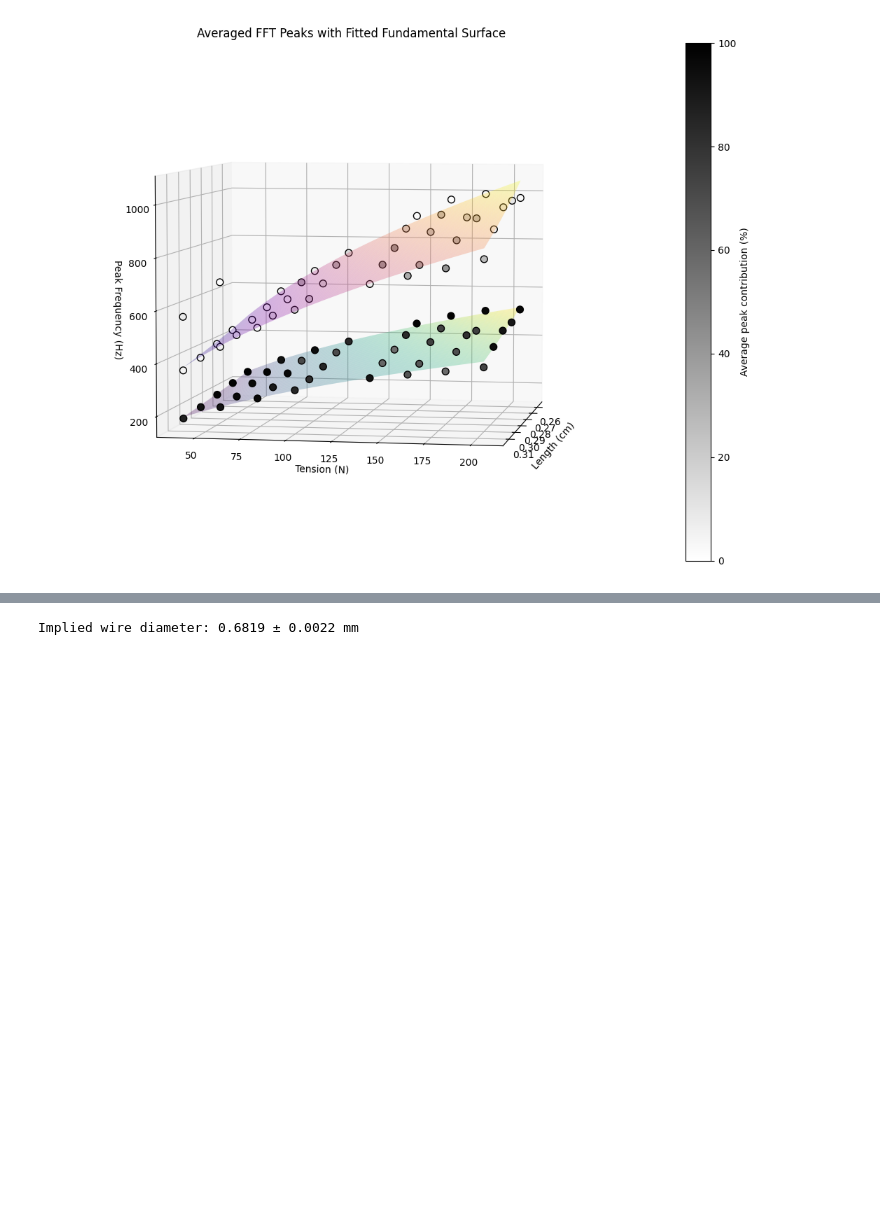
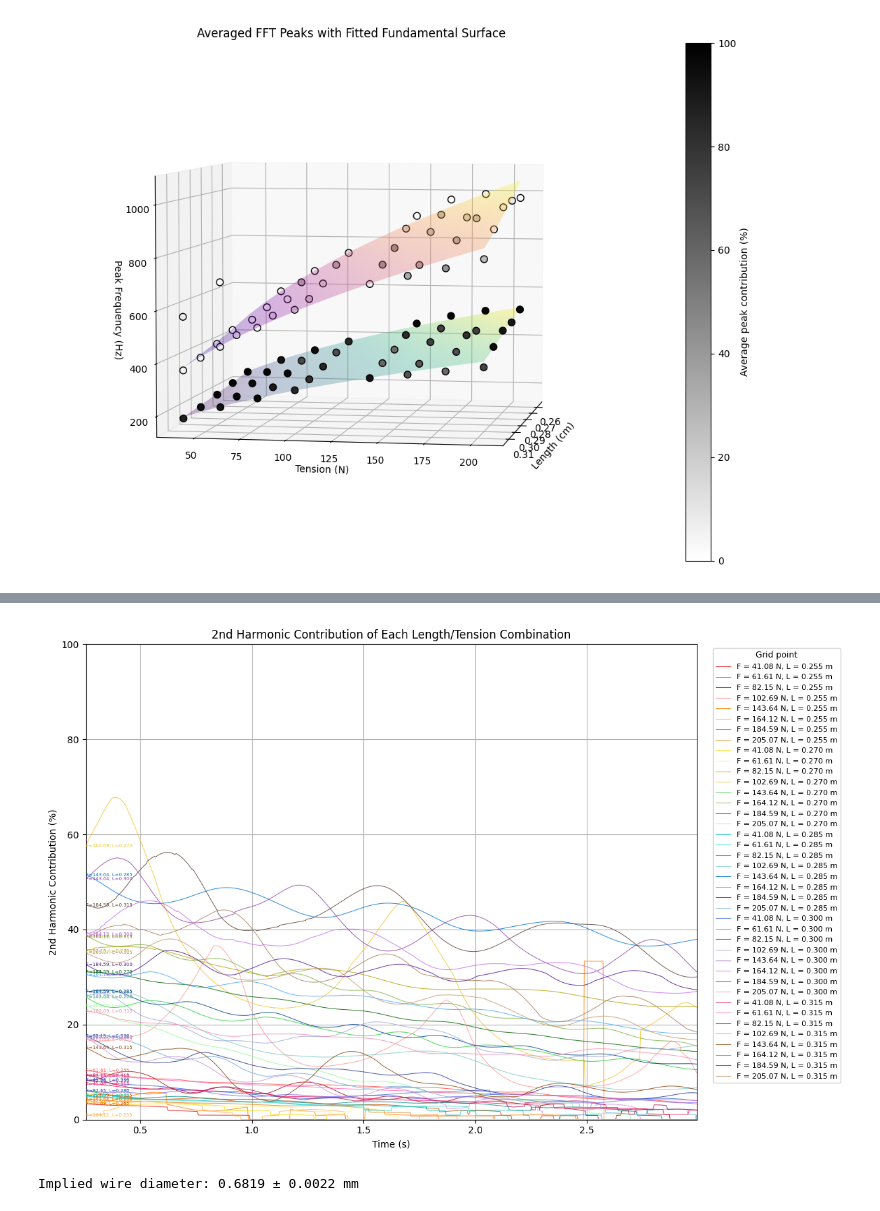
Before and after one commit to Spaantje5/Vibrating-String-Experiment, a Jupyter notebook: Frequentie analyse/Labjournal_frequency.ipynb, the cells around one changed output, grey strips where cells are left out. Saved outputs shown, nothing was run; the diff lists cells and outputs as text; code cells hidden in the pictures; blank space fills up the shorter version.

```diff
--- a/Frequentie analyse/Labjournal_frequency.ipynb
+++ b/Frequentie analyse/Labjournal_frequency.ipynb
@@ -489,3 +724,55 @@ plt.show()
+# %%
+#2ND HARMONIC CONTRIBUTION OF EVERY GRID POINT
+
+# Store contribution for every grid point and time
+all_contributions = np.zeros((n_positions, n_lengths, len(time_centers)))
+
+for t_index in range(len(time_centers)):
+    grid = harmonic_contribution_grid_at_time(t_index)
+    grid_zero = np.nan_to_num(grid, nan=0.0) #treat NaN / not detected as 0%
+    all_contributions[:, :, t_index] = grid_zero
+
+# Create a colour for every grid point
+n_grid_points = n_positions * n_lengths
+
+colors = [
+    "#E31A1C", "#FF4D4D", "#A50F15", "#FF9999",
+    "#FF7F00", "#FFB347", "#CC5500", "#E67E22",
+    "#FFD700", "#FFF176", "#B5A000", "#F4C430",
+    "#2ECC40", "#7CB342", "#006400", "#98FB98",
+    "#00BFC4", "#40E0D0", "#008B8B", "#80CBC4",
+    "#0074D9", "#4DA6FF", "#003F8C", "#6FA8DC",
+    "#4169E1", "#7B68EE", "#283593", "#9FA8DA",
+    "#8E44AD", "#C56CF0", "#4A148C", "#CE93D8",
+    "#E91E63", "#FF69B4", "#AD1457", "#F48FB1",
+    "#8B4513", "#A67B5B", "#5D4037", "#C49A6C"
+]
+
+fig_individual, ax_individual = plt.subplots(figsize=(12, 8))
+
+color_index = 0
+
+for i in range(n_lengths):
+    for j in range(n_positions):
+        length = length_grid[i, j]
+        force = force_grid[i, j]
+
+        ax_individual.plot(time_centers, all_contributions[j, i, :], color = colors[color_index], linewidth=0.75, alpha=0.8, label=f"F = {force:.2f} N, L = {length:.3f} m")
+        ax_individual.text(time_centers[0], all_contributions[j, i, 0], f"F={force:.2f}, L={length:.3f}", fontsize=5, color=colors[color_index], va="center", ha="left")
+        color_index += 1
+
+ax_individual.set_xlabel("Time (s)")
+ax_individual.set_ylabel("2nd Harmonic Contribution (%)")
+ax_individual.set_title("2nd Harmonic Contribution of Each Length/Tension Combination")
+ax_individual.set_ylim(0, 100)
+ax_individual.grid(True)
+ax_individual.set_xlim(np.min(time_centers), np.max(time_centers))
+ax_individual.legend(title="Grid point", bbox_to_anchor=(1.02, 1), loc="upper left", fontsize=8, title_fontsize=9, ncol=1)
+plt.subplots_adjust(right=0.70)
+plt.tight_layout()
+plt.show()
+# %% [output]
+[figure, added]
 # %%
 rho_stainless = 7900  # kg/m^3, typical stainless steel density
 
```
Also changed, not shown: parts of 7 cells of this notebook.
